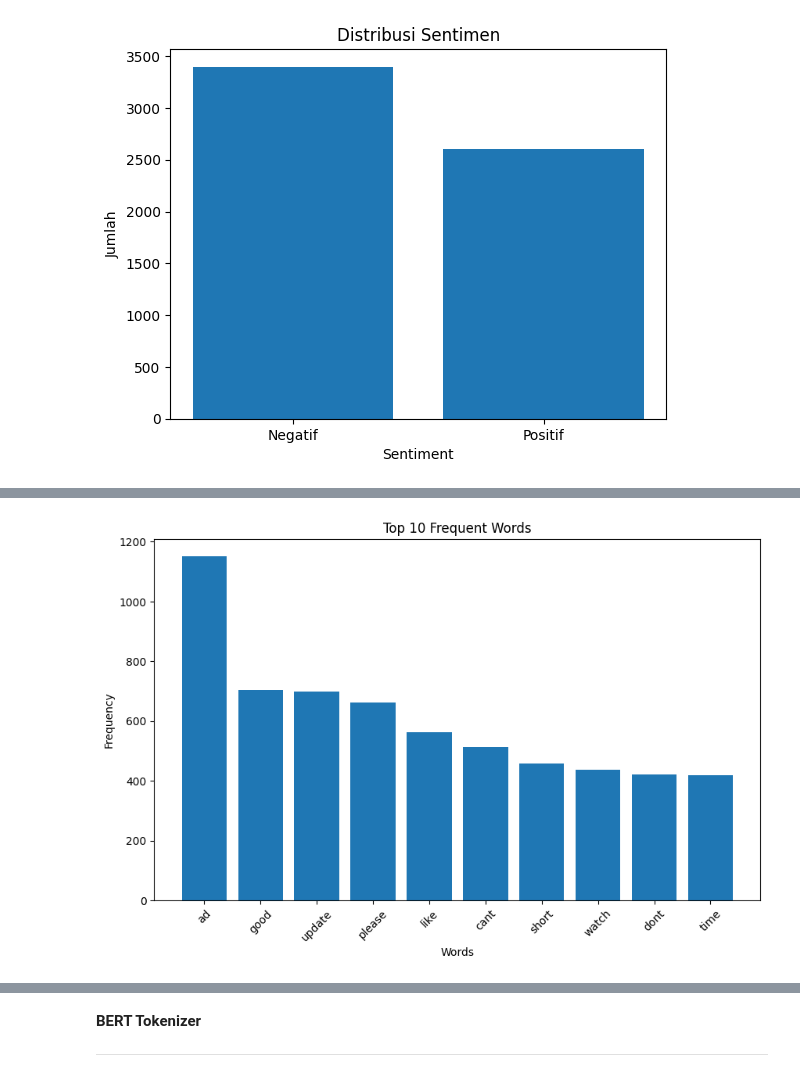
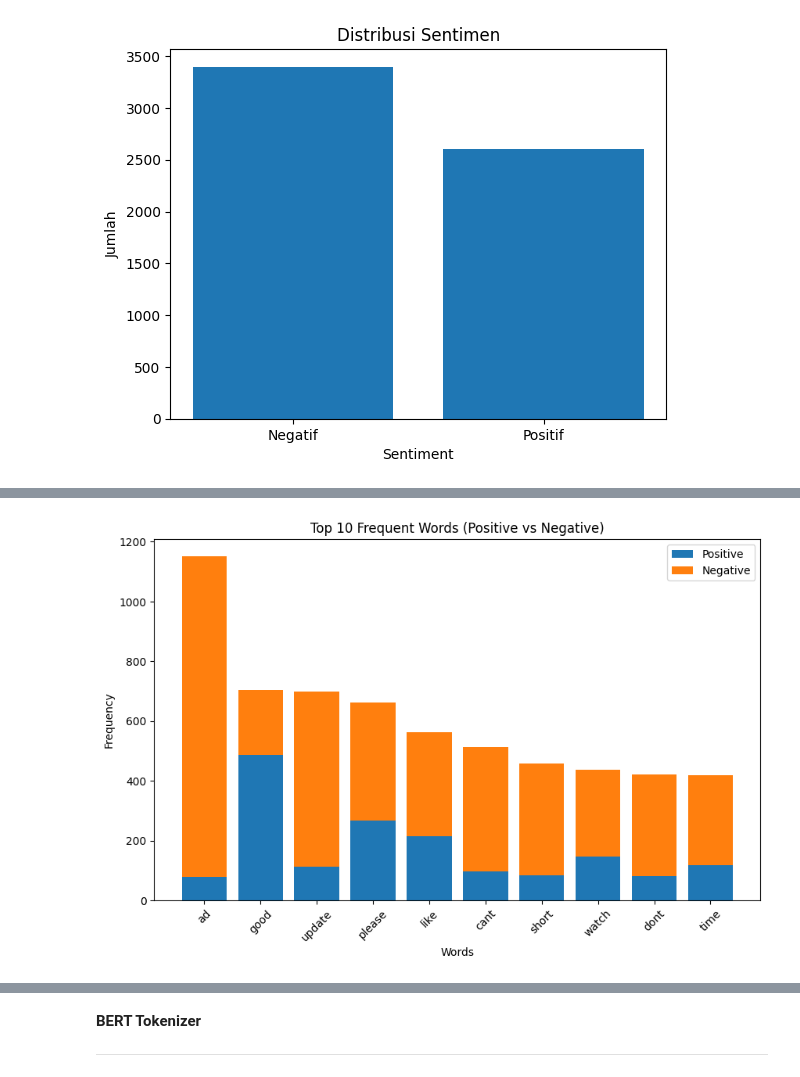
Before and after one commit to WilbertBryan/Youtube-Sentiment-Analysis, a Jupyter notebook: Sentimen_Analysis_BERT_Preprocessing.ipynb, the cells around one changed output, grey strips where cells are left out. Saved outputs shown, nothing was run; the diff lists cells and outputs as text; code cells hidden in the pictures.

```diff
--- a/Sentimen_Analysis_BERT_Preprocessing.ipynb
+++ b/Sentimen_Analysis_BERT_Preprocessing.ipynb
@@ -165,7 +166,7 @@ df['tokens'] = df['tokens'].apply(
 )
 
 df['review_description'] = df['tokens'].apply(lambda x: " ".join(x))
-df = df.drop(columns=['tokens'])
+# df = df.drop(columns=['tokens'])
 
 df.head()
 # %% [output]
@@ -267,0 +275,16 @@ top_words_df = pd.DataFrame(top_words, columns=['word', 'frequency'])
+# %%
+# Pisahkan teks
+positive_text = " ".join(df[df['label'] == 1]['review_description'])
+negative_text = " ".join(df[df['label'] == 0]['review_description'])
+
+# Tokenisasi
+pos_words = positive_text.split()
+neg_words = negative_text.split()
+
+# Hitung frekuensi
+pos_freq = Counter(pos_words)
+neg_freq = Counter(neg_words)
+# %%
+all_words = pos_words + neg_words
+top_words = [word for word, _ in Counter(all_words).most_common(10)]
+print(top_words)
@@ -267,0 +293,11 @@ top_words_df = pd.DataFrame(top_words, columns=['word', 'frequency'])
+# %%
+data = []
+
+for word in top_words:
+    data.append({
+        'word': word,
+        'positive': pos_freq[word],
+        'negative': neg_freq[word]
+    })
+
+df_plot = pd.DataFrame(data)
@@ -268,10 +318,16 @@ top_words_df = pd.DataFrame(top_words, columns=['word', 'frequency'])
 # %%
 plt.figure(figsize=(10,6))
-plt.bar(top_words_df['word'], top_words_df['frequency'])
-plt.title("Top 10 Frequent Words")
+
+plt.bar(df_plot['word'], df_plot['positive'], label='Positive')
+plt.bar(df_plot['word'], df_plot['negative'],
+        bottom=df_plot['positive'], label='Negative')
+
+plt.title("Top 10 Frequent Words (Positive vs Negative)")
 plt.xlabel("Words")
 plt.ylabel("Frequency")
 plt.xticks(rotation=45)
+plt.legend()
+
 plt.show()
 # %% [output]
-[figure, old version]
+[figure, new version]
```
Also changed, not shown: parts of 14 cells of this notebook, 2 other files.
